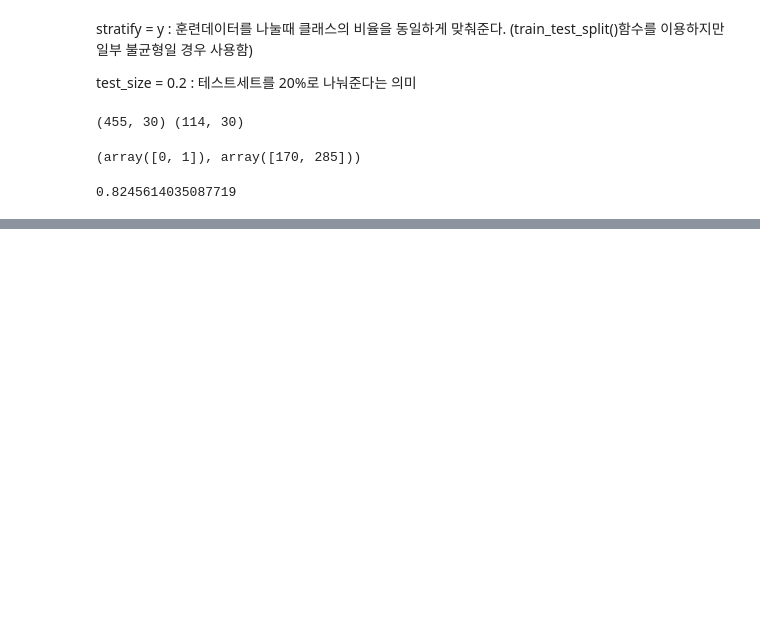
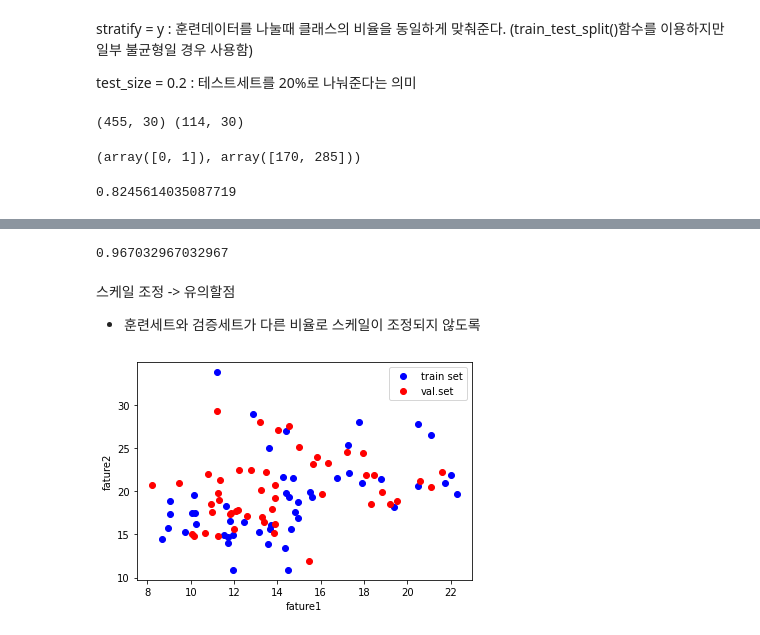
Before and after one commit to ChaeyeonHan/ML_Study, a Jupyter notebook: 이진분류(유방암_데이터).ipynb, the cells around one changed output, grey strips where cells are left out. Drawn from its saved outputs; the diff is of its cells as text; code cells hidden in the pictures; blank space fills up the shorter version.

```diff
--- a/이진분류(유방암_데이터).ipynb
+++ b/이진분류(유방암_데이터).ipynb
@@ -127,0 +326,21 @@ np.mean(neuron.predict(x_test) == y_test)  # 82프로의 정확도
+# %%
+# 검증세트도 표준화 전처리 작업해주기(스케일 바꾸기)
+val_mean = np.mean(x_val, axis=0)
+val_std = np.std(x_val, axis=0)
+x_val_scaled = (x_val - val_mean) / val_std
+layer2.score(x_val_scaled, y_val)
+# %% [output]
+0.967032967032967
+# %% [markdown]
+스케일 조정 -> 유의할점
+- 훈련세트와 검증세트가 다른 비율로 스케일이 조정되지 않도록
+# %%
+# 1. 원본 훈련세트와 검증세트
+plt.plot(x_train[:50,0], x_train[:50,1], 'bo')
+plt.plot(x_val[:50,0], x_val[:50,1], 'ro')
+plt.xlabel('fature1')
+plt.ylabel('fature2')
+plt.legend(['train set', 'val.set'])
+plt.show()
+# %% [output]
+[figure, added]
```
Also changed, not shown: parts of 19 cells of this notebook.
